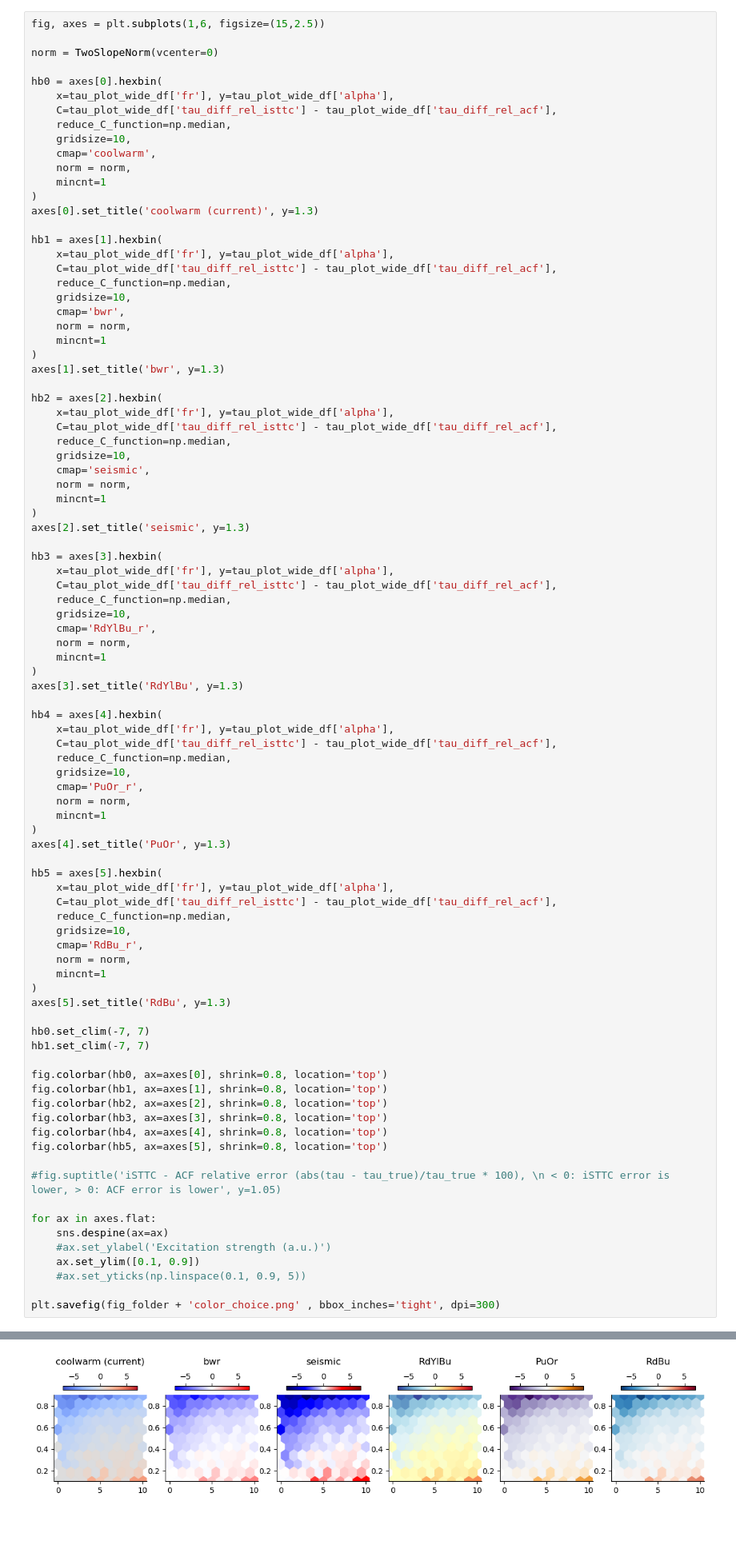
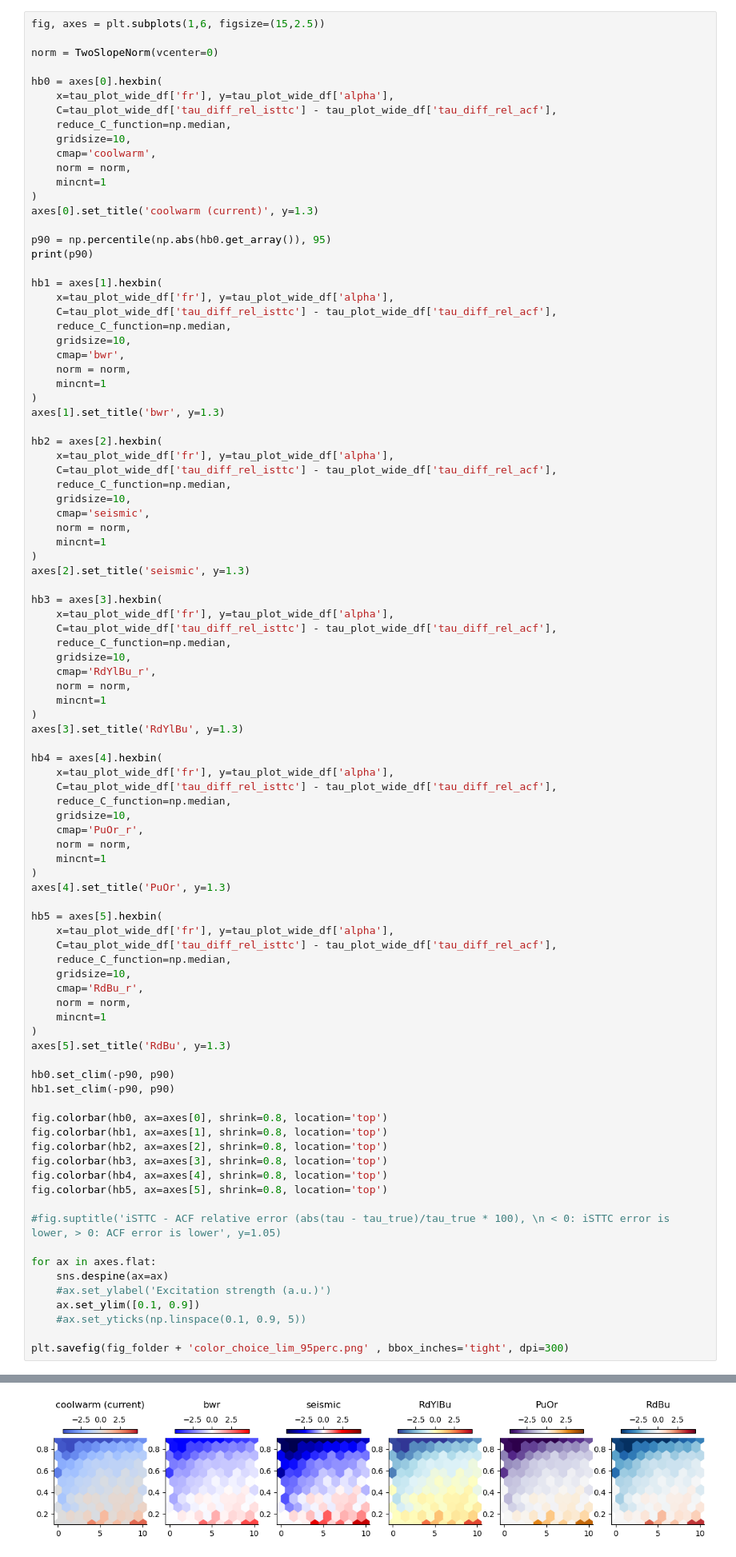
Before and after one commit to iinnpp/isttc, a Jupyter notebook: notebooks/synthetic/plot_taus_parametric_dataset.ipynb, the cells around one changed output, grey strips where cells are left out. Shown at 80% size. Saved outputs shown, nothing was run; the diff lists cells and outputs as text; blank space fills up the shorter version.

```diff
--- a/notebooks/synthetic/plot_taus_parametric_dataset.ipynb
+++ b/notebooks/synthetic/plot_taus_parametric_dataset.ipynb
@@ -313,6 +320,9 @@ hb0 = axes[0].hexbin(
     mincnt=1
 )
 axes[0].set_title('coolwarm (current)', y=1.3)
+
+p90 = np.percentile(np.abs(hb0.get_array()), 95)
+print(p90)
 
 hb1 = axes[1].hexbin(
     x=tau_plot_wide_df['fr'], y=tau_plot_wide_df['alpha'],
@@ -369,8 +379,8 @@ hb5 = axes[5].hexbin(
 )
 axes[5].set_title('RdBu', y=1.3)
 
-hb0.set_clim(-7, 7)
-hb1.set_clim(-7, 7)
+hb0.set_clim(-p90, p90)
+hb1.set_clim(-p90, p90)
 
 fig.colorbar(hb0, ax=axes[0], shrink=0.8, location='top')
 fig.colorbar(hb1, ax=axes[1], shrink=0.8, location='top')
@@ -387,5 +397,5 @@ for ax in axes.flat:
     ax.set_ylim([0.1, 0.9])
     #ax.set_yticks(np.linspace(0.1, 0.9, 5))
 
-plt.savefig(fig_folder + 'color_choice.png' , bbox_inches='tight', dpi=300)
+plt.savefig(fig_folder + 'color_choice_lim_95perc.png' , bbox_inches='tight', dpi=300)
 # %% [output]
@@ -392,4 +403,4 @@ plt.savefig(fig_folder + 'color_choice.png' , bbox_inches='tight', dpi=300)
-[figure, old version]
+[figure, new version]
 # %%
 fig, axes = plt.subplots(1,3, figsize=(15, 3), sharey=False)
 
```
Also changed, not shown: parts of 4 cells of this notebook.
